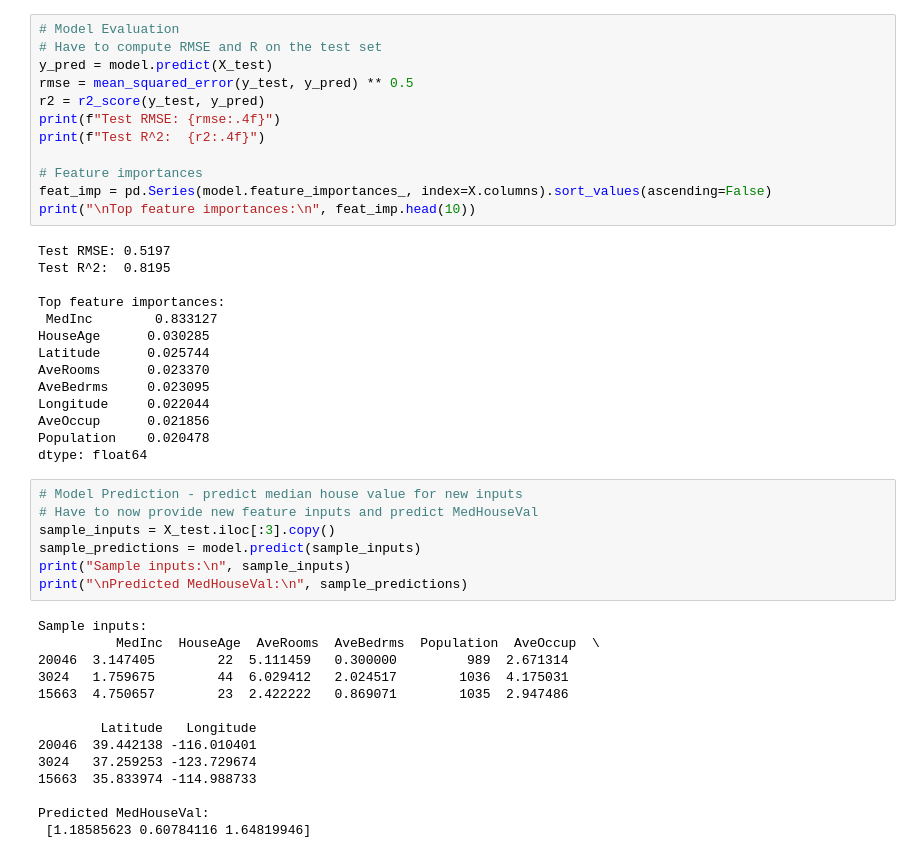
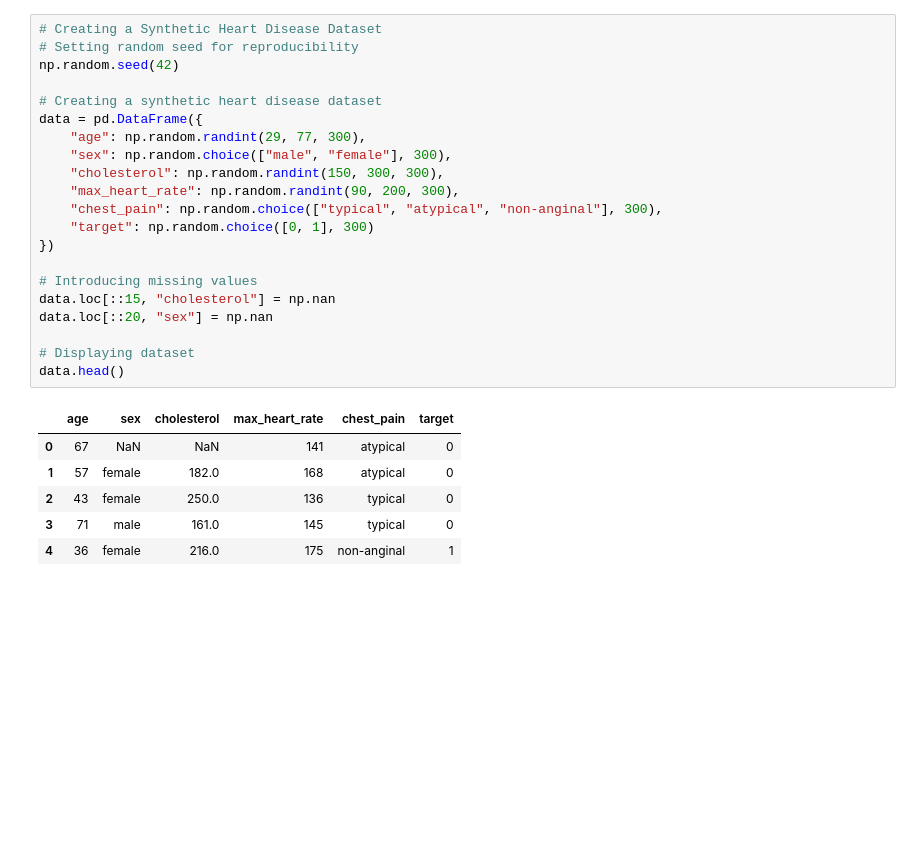
Before and after one commit to BilalKhaliqWillis/BILAL-Assignment2, a Jupyter notebook: BILAL_Assignment_6.ipynb, the cells around one changed output. Saved outputs shown, nothing was run; the diff lists cells and outputs as text; blank space fills up the shorter version.

```diff
--- a/BILAL_Assignment_6.ipynb
+++ b/BILAL_Assignment_6.ipynb
@@ -130,47 +12,28 @@ RandomForestRegressor(random_state=42)
-# %%
-# Model Evaluation
-# Have to compute RMSE and R on the test set
-y_pred = model.predict(X_test)
-rmse = mean_squared_error(y_test, y_pred) ** 0.5
-r2 = r2_score(y_test, y_pred)
-print(f"Test RMSE: {rmse:.4f}")
-print(f"Test R^2:  {r2:.4f}")
-
-# Feature importances
-feat_imp = pd.Series(model.feature_importances_, index=X.columns).sort_values(ascending=False)
-print("\nTop feature importances:\n", feat_imp.head(10))
-# %% [output]
-Test RMSE: 0.5197
-Test R^2:  0.8195
-
-Top feature importances:
- MedInc        0.833127
-HouseAge      0.030285
-Latitude      0.025744
-AveRooms      0.023370
-AveBedrms     0.023095
-Longitude     0.022044
-AveOccup      0.021856
-Population    0.020478
-dtype: float64
-# %%
-# Model Prediction - predict median house value for new inputs
-# Have to now provide new feature inputs and predict MedHouseVal
-sample_inputs = X_test.iloc[:3].copy()
-sample_predictions = model.predict(sample_inputs)
-print("Sample inputs:\n", sample_inputs)
-print("\nPredicted MedHouseVal:\n", sample_predictions)
-# %% [output]
-Sample inputs:
-          MedInc  HouseAge  AveRooms  AveBedrms  Population  AveOccup  \
-20046  3.147405        22  5.111459   0.300000         989  2.671314
-3024   1.759675        44  6.029412   2.024517        1036  4.175031
-15663  4.750657        23  2.422222   0.869071        1035  2.947486
-
-        Latitude   Longitude
-20046  39.442138 -116.010401
-3024   37.259253 -123.729674
-15663  35.833974 -114.988733
-
-Predicted MedHouseVal:
- [1.18585623 0.60784116 1.64819946]
+# %%
+# Creating a Synthetic Heart Disease Dataset
+# Setting random seed for reproducibility
+np.random.seed(42)
+
+# Creating a synthetic heart disease dataset
+data = pd.DataFrame({
+    "age": np.random.randint(29, 77, 300),
+    "sex": np.random.choice(["male", "female"], 300),
+    "cholesterol": np.random.randint(150, 300, 300),
+    "max_heart_rate": np.random.randint(90, 200, 300),
+    "chest_pain": np.random.choice(["typical", "atypical", "non-anginal"], 300),
+    "target": np.random.choice([0, 1], 300)
+})
+
+# Introducing missing values
+data.loc[::15, "cholesterol"] = np.nan
+data.loc[::20, "sex"] = np.nan
+
+# Displaying dataset
+data.head()
+# %% [output]
+|  | age | sex | cholesterol | max_heart_rate | chest_pain | target |
+| 0 | 67 | NaN | NaN | 141 | atypical | 0 |
+| 1 | 57 | female | 182.0 | 168 | atypical | 0 |
+| 2 | 43 | female | 250.0 | 136 | typical | 0 |
+| 3 | 71 | male | 161.0 | 145 | typical | 0 |
+| 4 | 36 | female | 216.0 | 175 | non-anginal | 1 |
```
Also changed, not shown: parts of 13 cells of this notebook.
